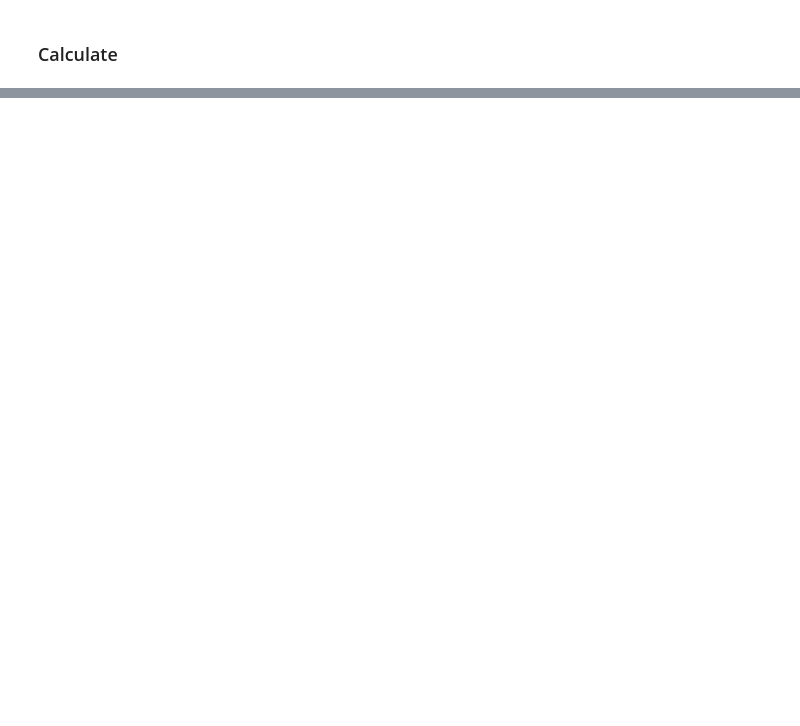
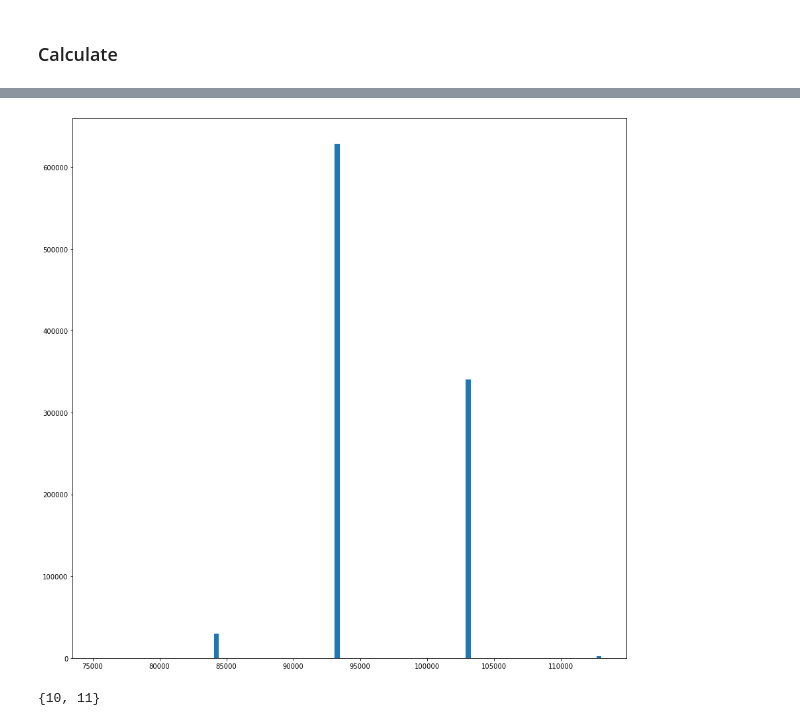
Before and after one commit to namanwahi/notebooks, a Jupyter notebook: Loan Repayment Calculator.ipynb, the cells around one changed output, grey strips where cells are left out. Saved outputs shown, nothing was run; the diff lists cells and outputs as text; code cells hidden in the pictures; blank space fills up the shorter version.

```diff
--- a/Loan Repayment Calculator.ipynb
+++ b/Loan Repayment Calculator.ipynb
@@ -61,0 +183,15 @@ plt.show()
+# %%
+for n_times_minimum in [3]:
+    total_paid_samples = []
+    for _ in range(1000000):
+        total_paid_samples.append(
+            calculate_debt(list(map(lambda x: x * n_times_minimum, MINIMUM_PAYMENTS)), interests=interests)[1]
+        )
+    plt.hist(total_paid_samples, bins=100)
+    plt.show()
+# %% [output]
+[figure, added]
+# %%
+set(total_paid_samples)
+# %% [output]
+{10, 11}
```
Also changed, not shown: parts of 13 cells of this notebook, 1 other file.
